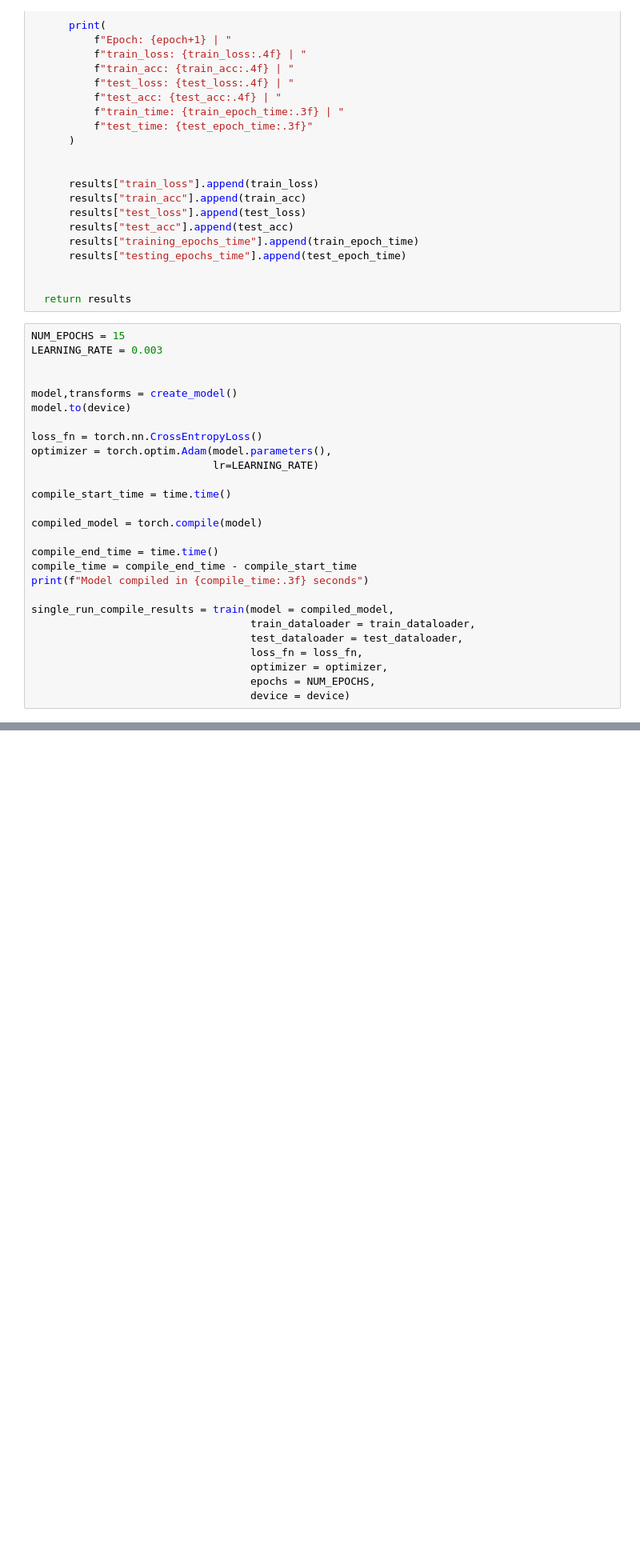
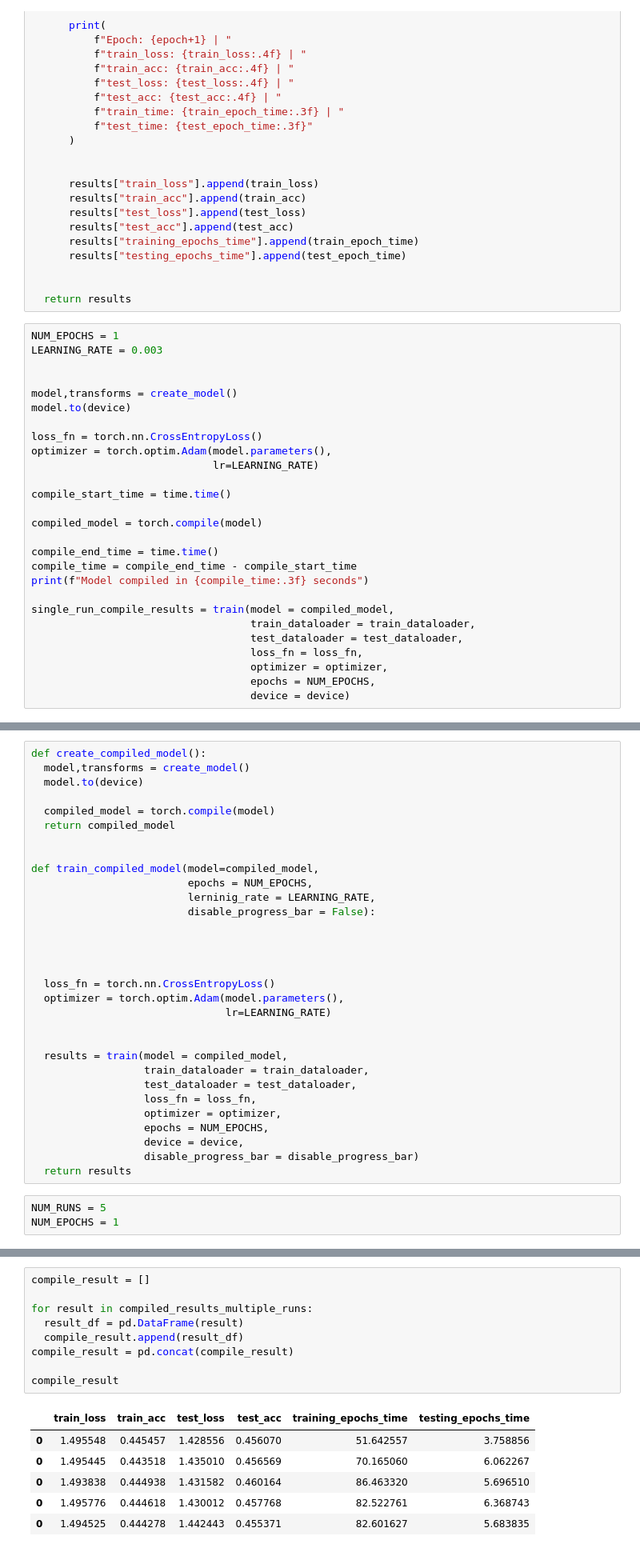
Before and after one commit to sachinthadilshann/pytorch_course_by_DanielBourke, a Jupyter notebook: CIFAR10_dataset.ipynb, the cells around one changed output, grey strips where cells are left out. Shown at 80% size. Cells and saved outputs as stored; diff of their text form; blank space fills up the shorter version.

```diff
--- a/CIFAR10_dataset.ipynb
+++ b/CIFAR10_dataset.ipynb
@@ -265,7 +305,7 @@ def train(model: torch.nn.Module,
 
   return results
 # %%
-NUM_EPOCHS = 15
+NUM_EPOCHS = 1
 LEARNING_RATE = 0.003
 
 
@@ -299,3 +346,37 @@ result_single_df
+# %%
+def create_compiled_model():
+  model,transforms = create_model()
+  model.to(device)
+
+  compiled_model = torch.compile(model)
+  return compiled_model
+
+
+def train_compiled_model(model=compiled_model,
+                         epochs = NUM_EPOCHS,
+                         lerninig_rate = LEARNING_RATE,
+                         disable_progress_bar = False):
+
+
+
+
+  loss_fn = torch.nn.CrossEntropyLoss()
+  optimizer = torch.optim.Adam(model.parameters(),
+                               lr=LEARNING_RATE)
+
+
+  results = train(model = compiled_model,
+                  train_dataloader = train_dataloader,
+                  test_dataloader = test_dataloader,
+                  loss_fn = loss_fn,
+                  optimizer = optimizer,
+                  epochs = NUM_EPOCHS,
+                  device = device,
+                  disable_progress_bar = disable_progress_bar)
+  return results
+# %%
+NUM_RUNS = 5
+NUM_EPOCHS = 1
 # %%
 model = create_compiled_model()
 
@@ -311,0 +404,16 @@ for i in tqdm(range(NUM_RUNS)):
+# %%
+compile_result = []
+
+for result in compiled_results_multiple_runs:
+  result_df = pd.DataFrame(result)
+  compile_result.append(result_df)
+compile_result = pd.concat(compile_result)
+
+compile_result
+# %% [output]
+|  | train_loss | train_acc | test_loss | test_acc | training_epochs_time | testing_epochs_time |
+| 0 | 1.495548 | 0.445457 | 1.428556 | 0.456070 | 51.642557 | 3.758856 |
+| 0 | 1.495445 | 0.443518 | 1.435010 | 0.456569 | 70.165060 | 6.062267 |
+| 0 | 1.493838 | 0.444938 | 1.431582 | 0.460164 | 86.463320 | 5.696510 |
+| 0 | 1.495776 | 0.444618 | 1.430012 | 0.457768 | 82.522761 | 6.368743 |
+| 0 | 1.494525 | 0.444278 | 1.442443 | 0.455371 | 82.601627 | 5.683835 |
```
Also changed, not shown: parts of 13 cells of this notebook.
